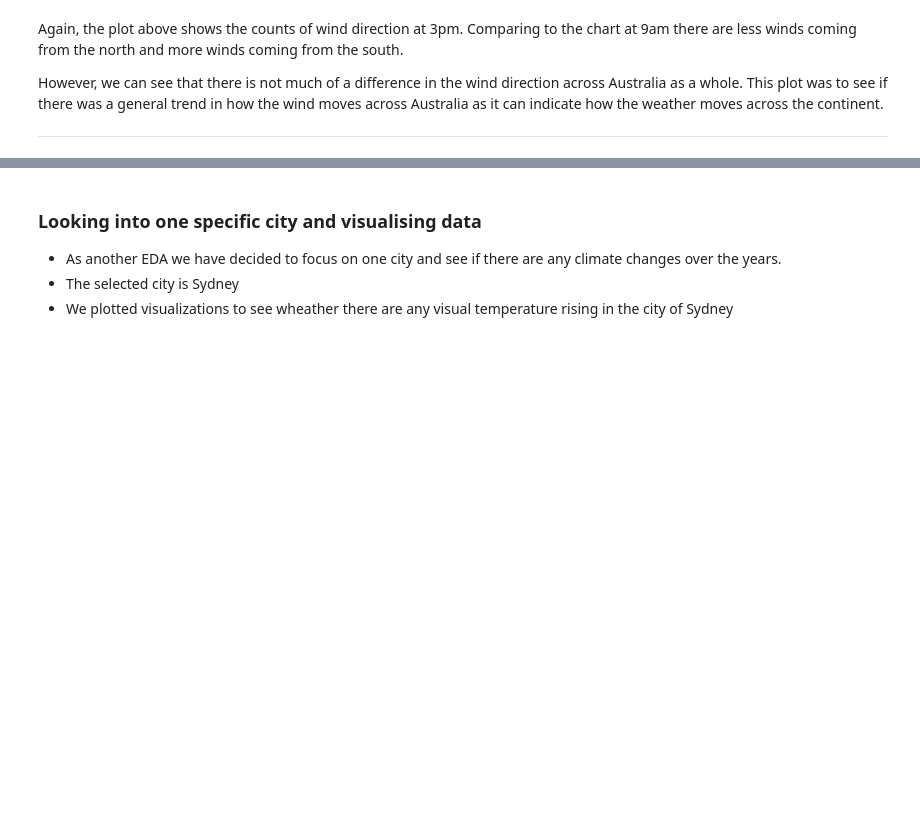
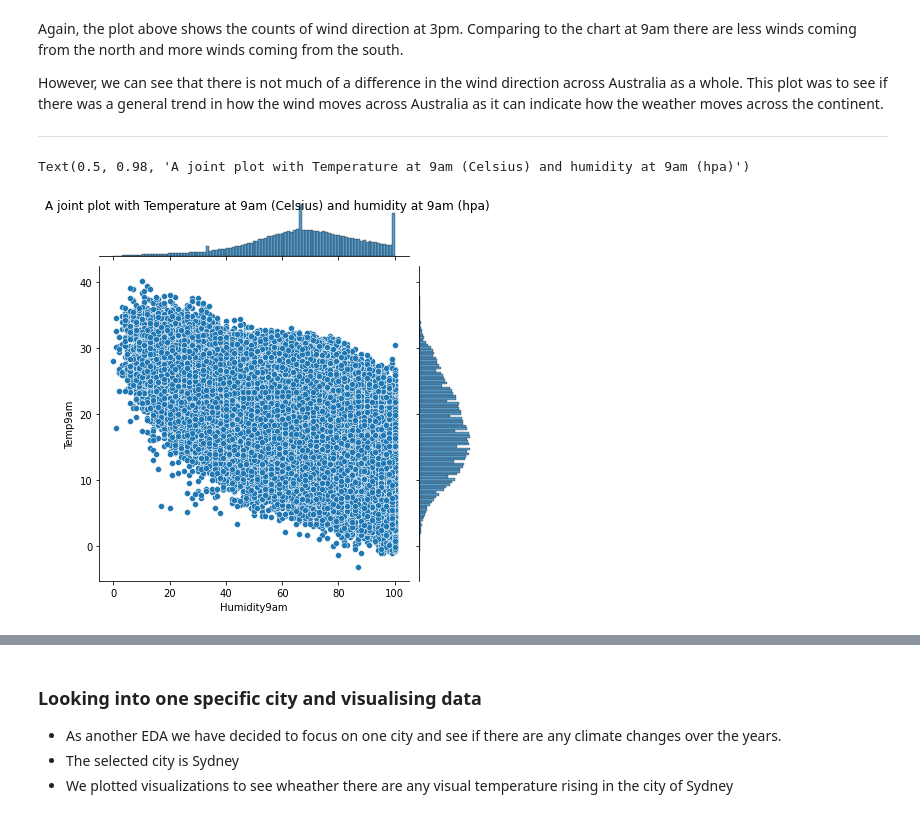
Before and after one commit to data301-2020-winter2/course-project-group_1023, a Jupyter notebook: analysis/Group_task5_milestone2/Group_Analysis.ipynb, the cells around one changed output, grey strips where cells are left out. Saved outputs shown, nothing was run; the diff lists cells and outputs as text; code cells hidden in the pictures; blank space fills up the shorter version.

```diff
--- a/analysis/Group_task5_milestone2/Group_Analysis.ipynb
+++ b/analysis/Group_task5_milestone2/Group_Analysis.ipynb
@@ -71,3 +74,9 @@ However, we can see that there is not much of a difference in the wind direction
 This plot was to see if there was a general trend in how the wind moves across Australia as it can indicate how the weather moves across the continent.
 
 ---
+# %%
+plot = sns.jointplot(x="Humidity9am", y="Temp9am",data=data_set)
+plot.fig.suptitle("A joint plot with Temperature at 9am (Celsius) and humidity at 9am (hpa)")
+# %% [output]
+Text(0.5, 0.98, 'A joint plot with Temperature at 9am (Celsius) and humidity at 9am (hpa)')
+[figure, added]
```
Also changed, not shown: parts of 20 cells of this notebook, 5 other files.
